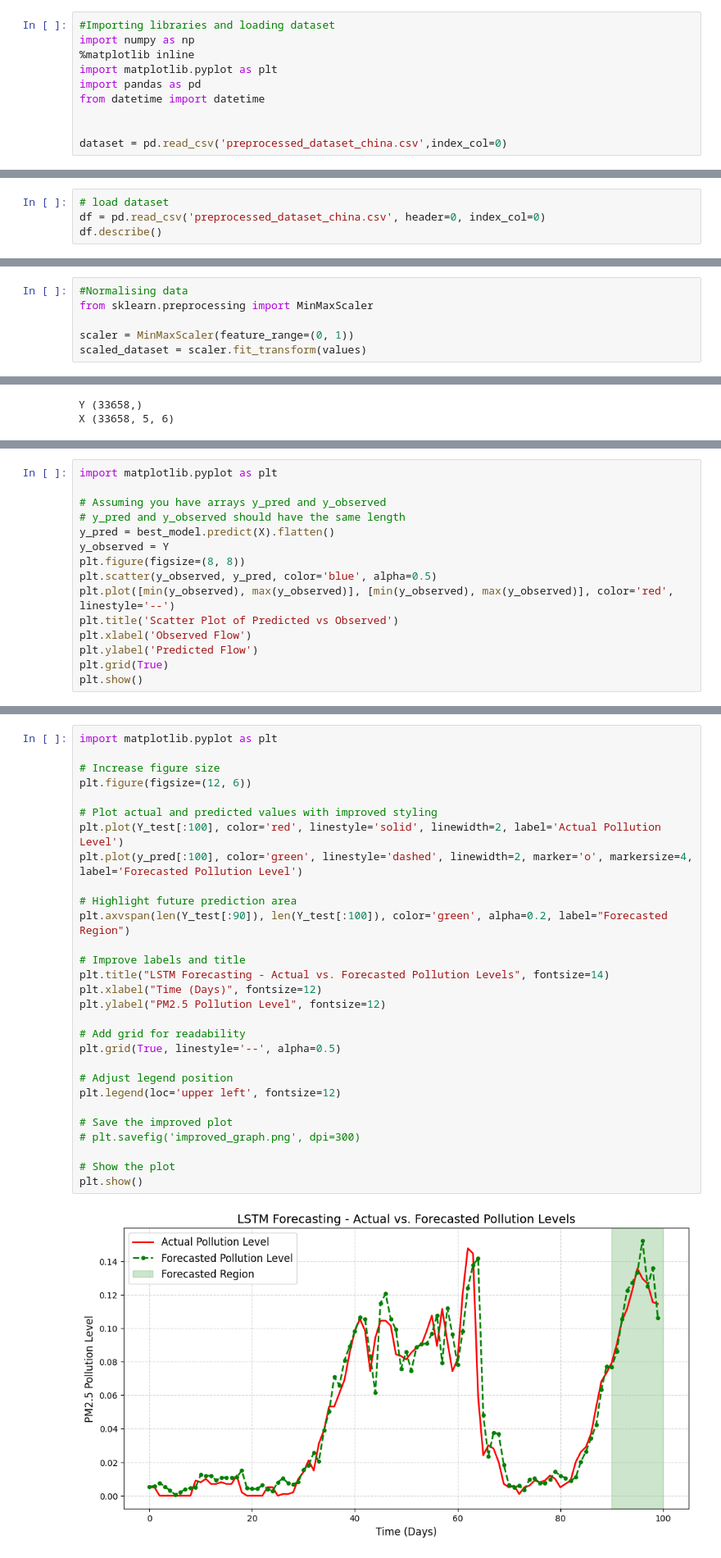
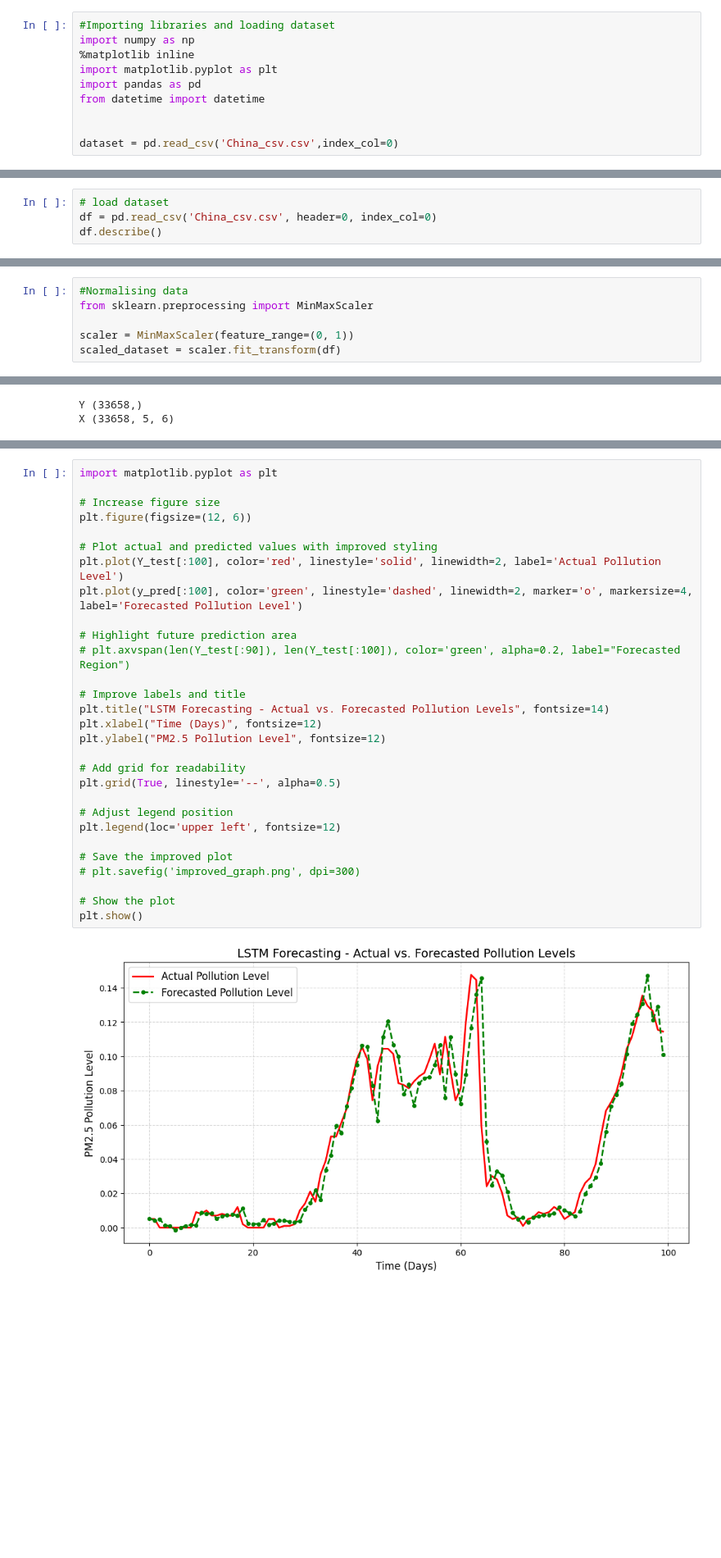
Before and after one commit to ayushsth/AQI-Forecasting, a Jupyter notebook: ChinaLSTM_MinMax.ipynb, the cells around one changed output, grey strips where cells are left out. Shown: that part at 82% size. Saved outputs shown, nothing was run; the diff lists cells and outputs as text; blank space fills up the shorter version.

```diff
--- a/ChinaLSTM_MinMax.ipynb
+++ b/ChinaLSTM_MinMax.ipynb
@@ -7,7 +7,7 @@ import pandas as pd
 from datetime import datetime
 
 
-dataset = pd.read_csv('preprocessed_dataset_china.csv',index_col=0)
+dataset = pd.read_csv('China_csv.csv',index_col=0)
 # %%
 dataset.head()
 # %% [output]
@@ -21,6 +21,6 @@ dataset.head()
 # %%
 # load dataset
-df = pd.read_csv('preprocessed_dataset_china.csv', header=0, index_col=0)
+df = pd.read_csv('China_csv.csv', header=0, index_col=0)
 df.describe()
 # %% [output]
 |  | PM2.5 | O3 | TEMPERATURE | PRESSURE | DEWPOINT | RAIN |
@@ -53,7 +81,7 @@ array([304., 316., 292., ..., 265., 292., 239.], dtype=float32)
 from sklearn.preprocessing import MinMaxScaler
 
 scaler = MinMaxScaler(feature_range=(0, 1))
-scaled_dataset = scaler.fit_transform(values)
+scaled_dataset = scaler.fit_transform(df)
 # %%
 def df_to_X_y(dataset, window_size=5):
     X, y = [], []
@@ -366,15 +363,0 @@ df.plot.scatter(x='PM2.5', y='O3', c='DarkBlue')
-# %%
-import matplotlib.pyplot as plt
-
-# Assuming you have arrays y_pred and y_observed
-# y_pred and y_observed should have the same length
-y_pred = best_model.predict(X).flatten()
-y_observed = Y
-plt.figure(figsize=(8, 8))
-plt.scatter(y_observed, y_pred, color='blue', alpha=0.5)
-plt.plot([min(y_observed), max(y_observed)], [min(y_observed), max(y_observed)], color='red', linestyle='--')
-plt.title('Scatter Plot of Predicted vs Observed')
-plt.xlabel('Observed Flow')
-plt.ylabel('Predicted Flow')
-plt.grid(True)
-plt.show()
@@ -384,31 +364,31 @@ plt.show()
 # %%
 import matplotlib.pyplot as plt
 
 # Increase figure size
 plt.figure(figsize=(12, 6))
 
 # Plot actual and predicted values with improved styling
 plt.plot(Y_test[:100], color='red', linestyle='solid', linewidth=2, label='Actual Pollution Level')
 plt.plot(y_pred[:100], color='green', linestyle='dashed', linewidth=2, marker='o', markersize=4, label='Forecasted Pollution Level')
 
 # Highlight future prediction area
-plt.axvspan(len(Y_test[:90]), len(Y_test[:100]), color='green', alpha=0.2, label="Forecasted Region")
+# plt.axvspan(len(Y_test[:90]), len(Y_test[:100]), color='green', alpha=0.2, label="Forecasted Region")
 
 # Improve labels and title
 plt.title("LSTM Forecasting - Actual vs. Forecasted Pollution Levels", fontsize=14)
 plt.xlabel("Time (Days)", fontsize=12)
 plt.ylabel("PM2.5 Pollution Level", fontsize=12)
 
 # Add grid for readability
 plt.grid(True, linestyle='--', alpha=0.5)
 
 # Adjust legend position
 plt.legend(loc='upper left', fontsize=12)
 
 # Save the improved plot
 # plt.savefig('improved_graph.png', dpi=300)
 
 # Show the plot
 plt.show()
 # %% [output]
-[figure, old version]
+[figure, new version]
```
Also changed, not shown: parts of 24 cells of this notebook, 1 other file.
